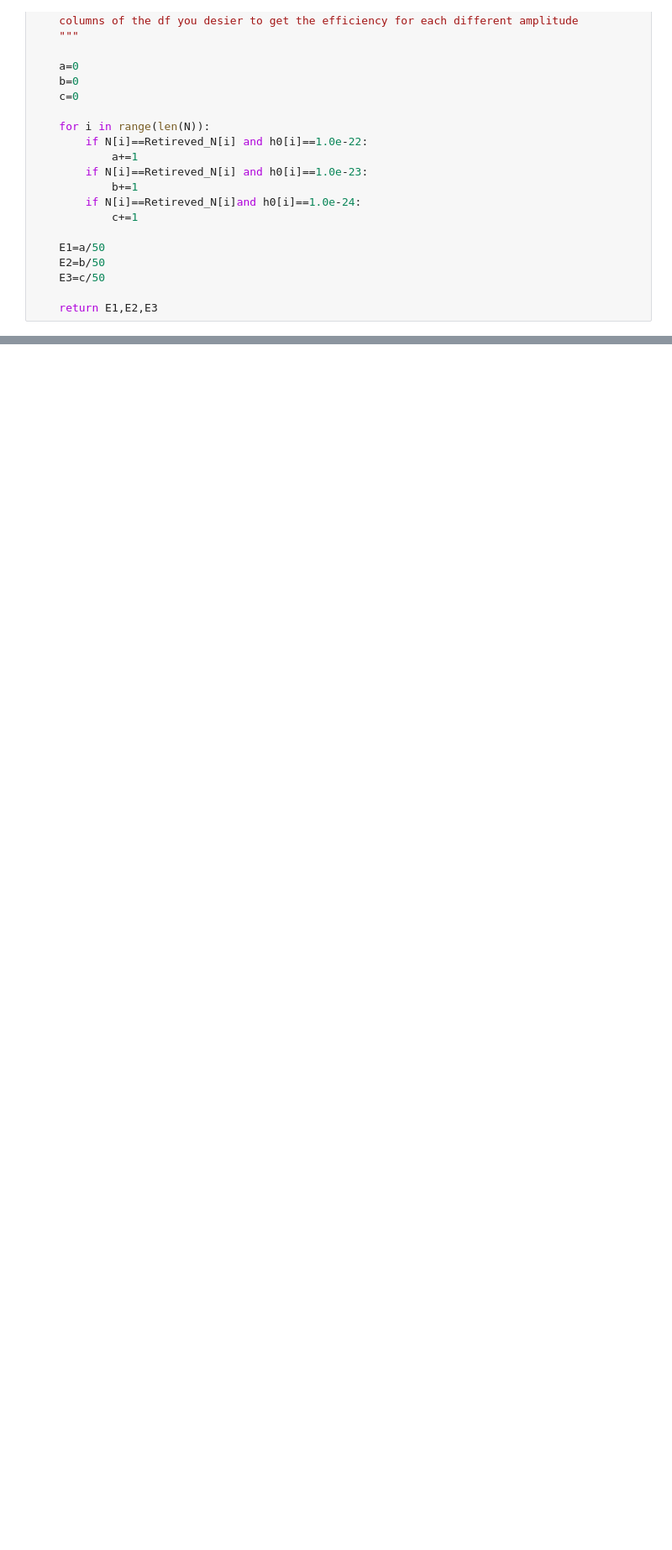
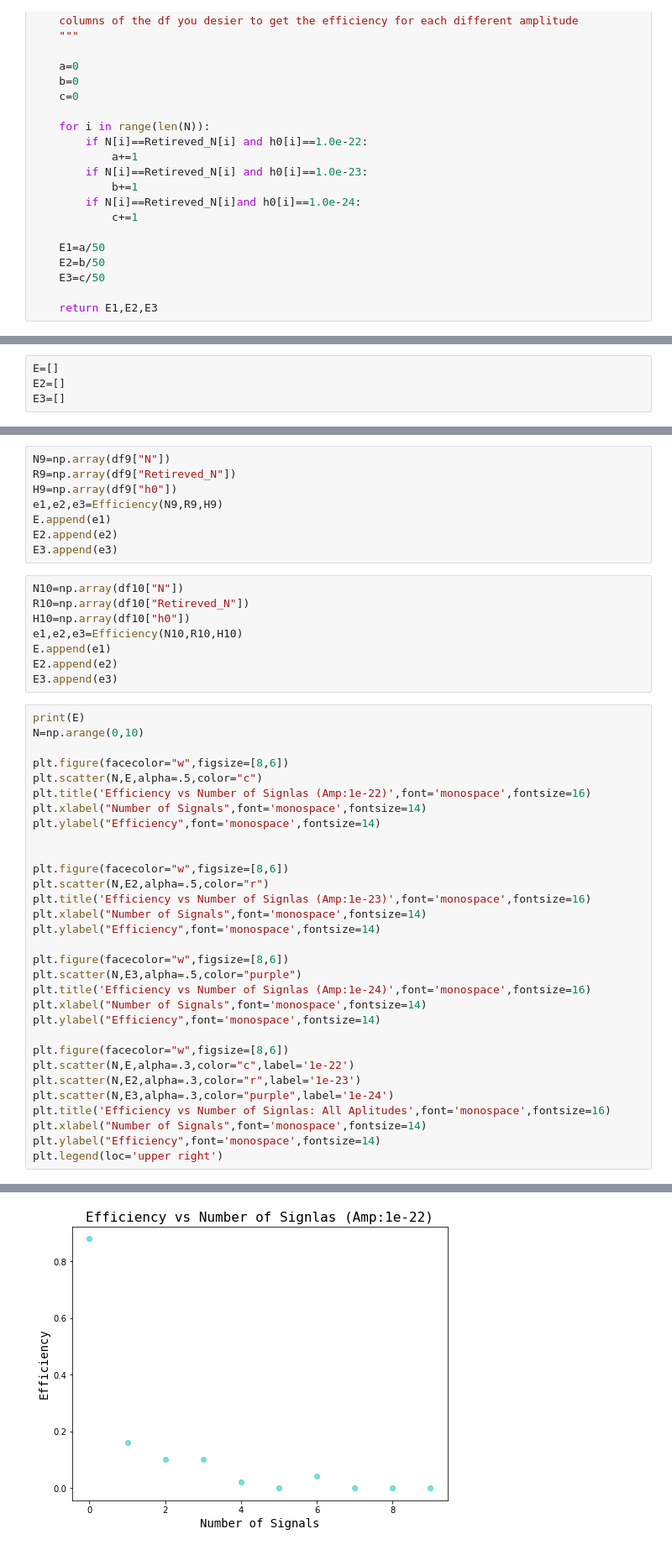
Before and after one commit to lianysfeliciano/GraviationalWaves_IREU, a Jupyter notebook: NSignals.ipynb, the cells around one changed output, grey strips where cells are left out. Shown at 84% size. Drawn from its saved outputs; the diff is of its cells as text; blank space fills up the shorter version.

```diff
--- a/NSignals.ipynb
+++ b/NSignals.ipynb
@@ -221,0 +186,4 @@ E
+# %%
+E=[]
+E2=[]
+E3=[]
@@ -221,0 +254,48 @@ E
+# %%
+N9=np.array(df9["N"])
+R9=np.array(df9["Retireved_N"])
+H9=np.array(df9["h0"])
+e1,e2,e3=Efficiency(N9,R9,H9)
+E.append(e1)
+E2.append(e2)
+E3.append(e3)
+# %%
+N10=np.array(df10["N"])
+R10=np.array(df10["Retireved_N"])
+H10=np.array(df10["h0"])
+e1,e2,e3=Efficiency(N10,R10,H10)
+E.append(e1)
+E2.append(e2)
+E3.append(e3)
+# %%
+print(E)
+N=np.arange(0,10)
+
+plt.figure(facecolor="w",figsize=[8,6])
+plt.scatter(N,E,alpha=.5,color="c")
+plt.title('Efficiency vs Number of Signlas (Amp:1e-22)',font='monospace',fontsize=16)
+plt.xlabel("Number of Signals",font='monospace',fontsize=14)
+plt.ylabel("Efficiency",font='monospace',fontsize=14)
+
+
+plt.figure(facecolor="w",figsize=[8,6])
+plt.scatter(N,E2,alpha=.5,color="r")
+plt.title('Efficiency vs Number of Signlas (Amp:1e-23)',font='monospace',fontsize=16)
+plt.xlabel("Number of Signals",font='monospace',fontsize=14)
+plt.ylabel("Efficiency",font='monospace',fontsize=14)
+
+plt.figure(facecolor="w",figsize=[8,6])
+plt.scatter(N,E3,alpha=.5,color="purple")
+plt.title('Efficiency vs Number of Signlas (Amp:1e-24)',font='monospace',fontsize=16)
+plt.xlabel("Number of Signals",font='monospace',fontsize=14)
+plt.ylabel("Efficiency",font='monospace',fontsize=14)
+
+plt.figure(facecolor="w",figsize=[8,6])
+plt.scatter(N,E,alpha=.3,color="c",label='1e-22')
+plt.scatter(N,E2,alpha=.3,color="r",label='1e-23')
+plt.scatter(N,E3,alpha=.3,color="purple",label='1e-24')
+plt.title('Efficiency vs Number of Signlas: All Aplitudes',font='monospace',fontsize=16)
+plt.xlabel("Number of Signals",font='monospace',fontsize=14)
+plt.ylabel("Efficiency",font='monospace',fontsize=14)
+plt.legend(loc='upper right')
+# %% [output]
@@ -221,0 +304 @@ E
+[figure, added]
```
Also changed, not shown: parts of 23 cells of this notebook.
